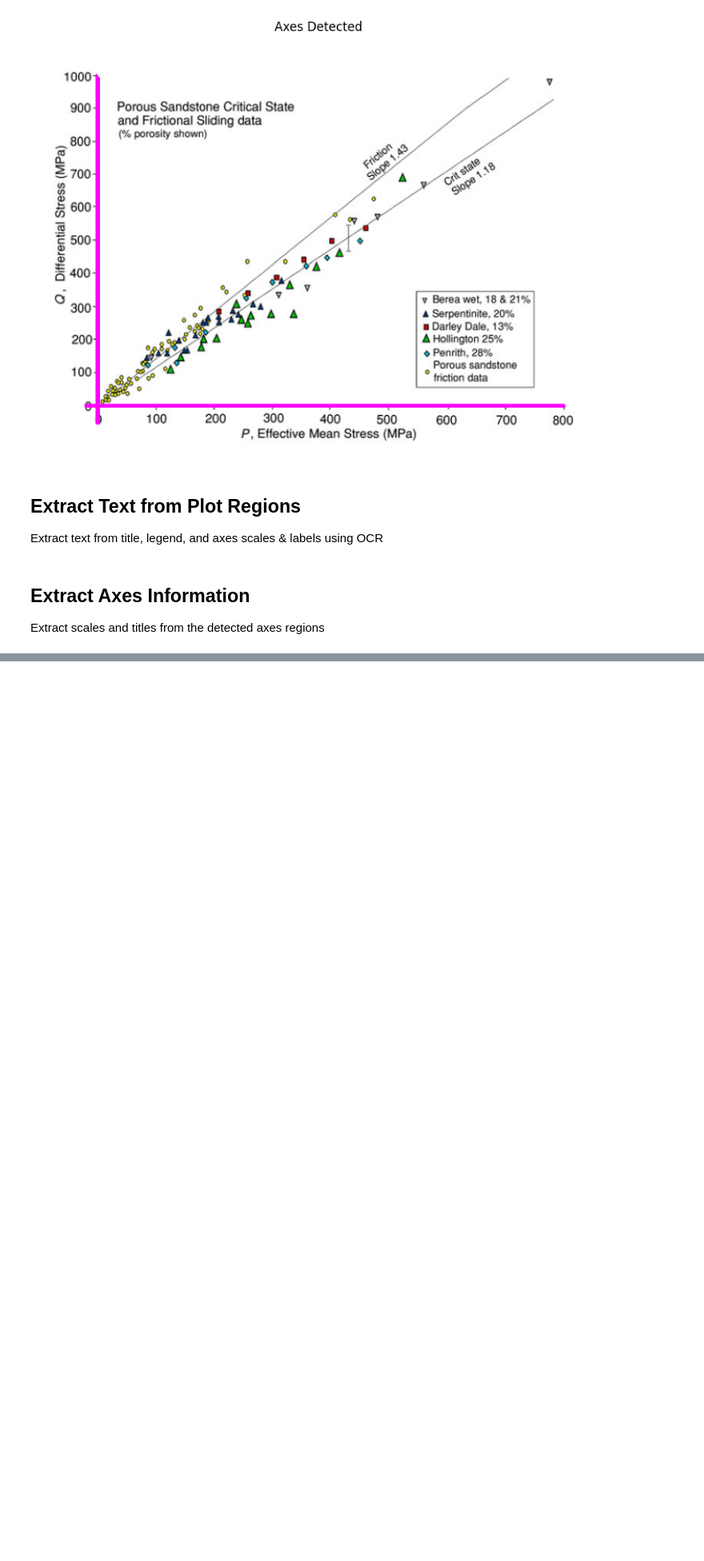
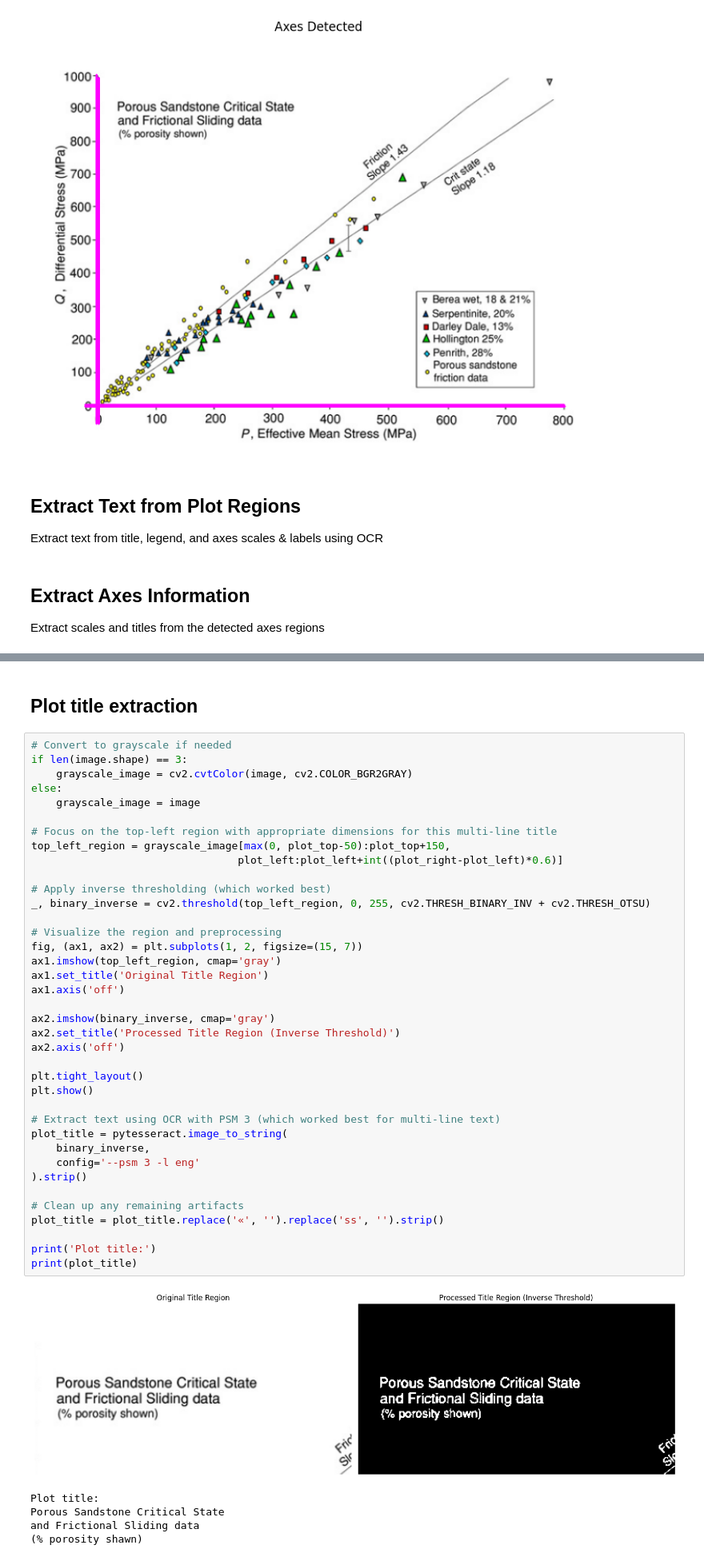
Before and after one commit to sa-diq/rock-strength, a Jupyter notebook: segmentation.ipynb, the cells around one changed output, grey strips where cells are left out. Shown at 80% size. Saved outputs shown, nothing was run; the diff lists cells and outputs as text; blank space fills up the shorter version.

```diff
--- a/segmentation.ipynb
+++ b/segmentation.ipynb
@@ -302,0 +372,46 @@ plt.show()
+# %% [markdown]
+## Plot title extraction
+# %%
+# Convert to grayscale if needed
+if len(image.shape) == 3:
+    grayscale_image = cv2.cvtColor(image, cv2.COLOR_BGR2GRAY)
+else:
+    grayscale_image = image
+
+# Focus on the top-left region with appropriate dimensions for this multi-line title
+top_left_region = grayscale_image[max(0, plot_top-50):plot_top+150,
+                                 plot_left:plot_left+int((plot_right-plot_left)*0.6)]
+
+# Apply inverse thresholding (which worked best)
+_, binary_inverse = cv2.threshold(top_left_region, 0, 255, cv2.THRESH_BINARY_INV + cv2.THRESH_OTSU)
+
+# Visualize the region and preprocessing
+fig, (ax1, ax2) = plt.subplots(1, 2, figsize=(15, 7))
+ax1.imshow(top_left_region, cmap='gray')
+ax1.set_title('Original Title Region')
+ax1.axis('off')
+
+ax2.imshow(binary_inverse, cmap='gray')
+ax2.set_title('Processed Title Region (Inverse Threshold)')
+ax2.axis('off')
+
+plt.tight_layout()
+plt.show()
+
+# Extract text using OCR with PSM 3 (which worked best for multi-line text)
+plot_title = pytesseract.image_to_string(
+    binary_inverse,
+    config='--psm 3 -l eng'
+).strip()
+
+# Clean up any remaining artifacts
+plot_title = plot_title.replace('«', '').replace('ss', '').strip()
+
+print('Plot title:')
+print(plot_title)
+# %% [output]
+[figure, added]
+Plot title:
+Porous Sandstone Critical State
+and Frictional Sliding data
+(% porosity shawn)
```
Also changed, not shown: parts of 8 cells of this notebook.
